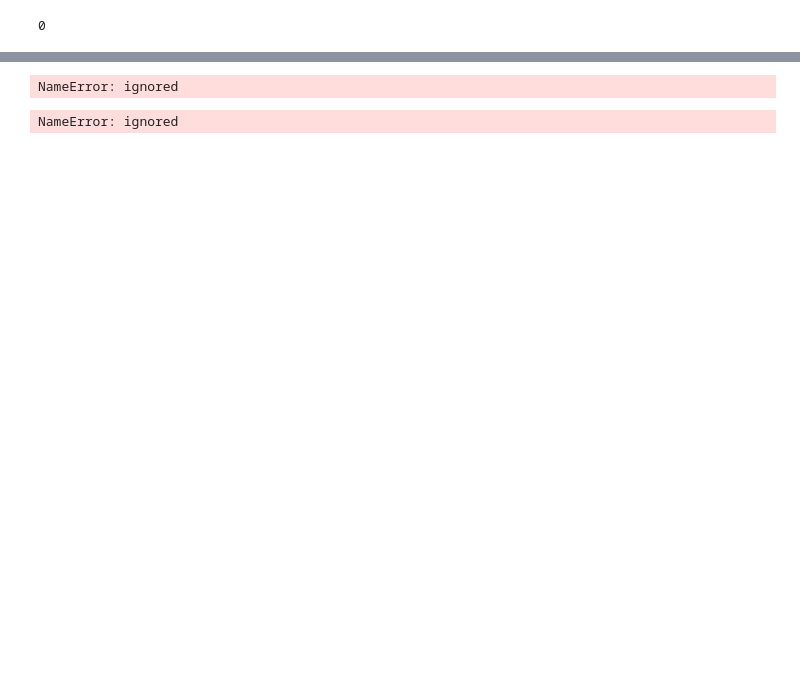
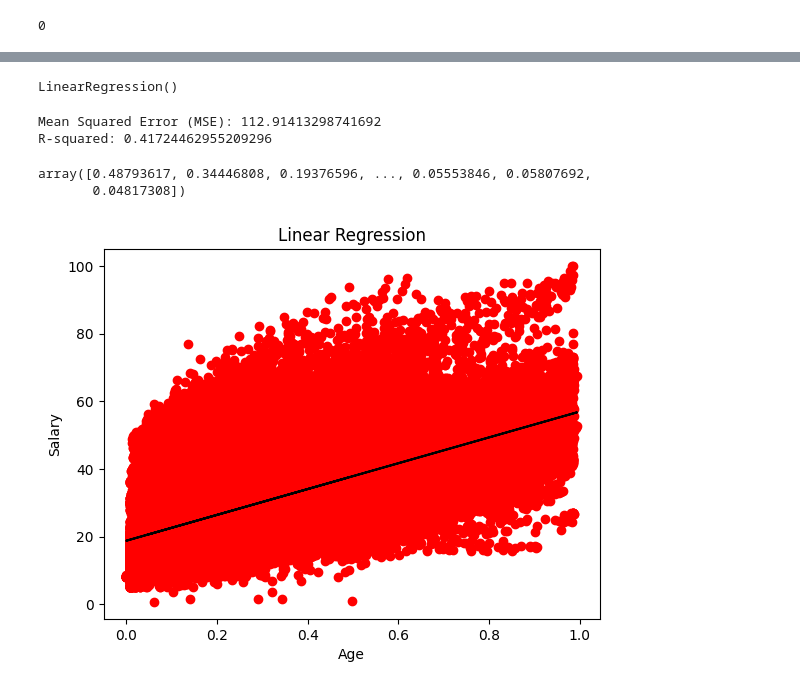
Before and after one commit to Lauraleejack/go-my-code, a Jupyter notebook: Untitled24.ipynb, the cells around one changed output, grey strips where cells are left out. Saved outputs shown, nothing was run; the diff lists cells and outputs as text; code cells hidden in the pictures; blank space fills up the shorter version.

```diff
--- a/Untitled24.ipynb
+++ b/Untitled24.ipynb
@@ -96,8 +83,17 @@ feature_variables = [col for col in data.columns if col != target_variable]
+# %%
+from scipy import stats
+import numpy as np
+data=data[(np.abs(stats.zscore(data["Energy"]))<3)]
+# %%
+
+target_variable = 'Energy'
+
+feature_variables = ["load"]
 # %%
 from sklearn.model_selection import train_test_split
 
-# Split the dataset into training and test sets
-X = data[feature_variables]
-y = data[target_variable]
+y= data[target_variable]
+X= data[feature_variables].values
+
 
 X_train, X_test, y_train, y_test = train_test_split(X, y, test_size=0.2)
@@ -112,18 +116,33 @@ model = LinearRegression()
 # Train the model on the training set
 model.fit(X_train, y_train)
 # %% [output]
-NameError: ignored
+LinearRegression()
 # %%
 from sklearn.metrics import mean_squared_error, r2_score
 
-# Evaluate the model's performance on the test set
 y_pred = model.predict(X_test)
-
-# Calculate mean squared error (MSE) and R-squared
 mse = mean_squared_error(y_test, y_pred)
 r2 = r2_score(y_test, y_pred)
 
 print('Mean Squared Error (MSE):', mse)
 print('R-squared:', r2)
 # %% [output]
-NameError: ignored
+Mean Squared Error (MSE): 112.91413298741692
+R-squared: 0.41724462955209296
+# %%
+X[:,0]
+# %% [output]
+array([0.48793617, 0.34446808, 0.19376596, ..., 0.05553846, 0.05807692,
+       0.04817308])
+# %%
+import matplotlib.pyplot as plt
+
+plt.scatter(X,y,color="r")
+#plt.scatter(X[:,1],y,color="b")
+plt.title("Linear Regression")
+plt.ylabel("Salary")
+plt.xlabel("Age")
+plt.plot(X,model.predict(X),color="k")
+plt.show()
+# %% [output]
+[figure, added]
```
Also changed, not shown: parts of 7 cells of this notebook.
